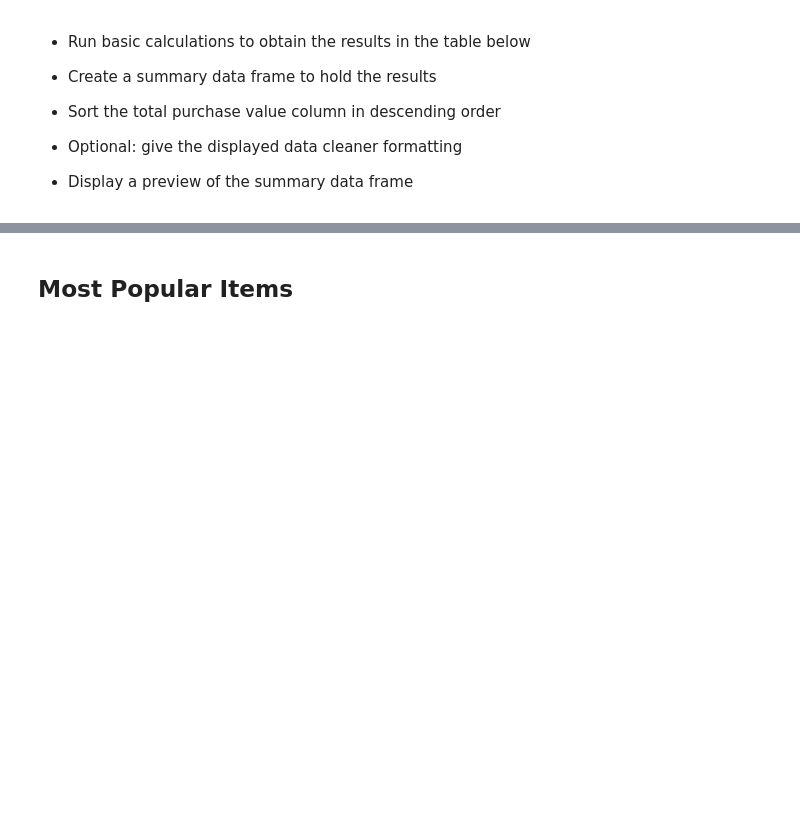
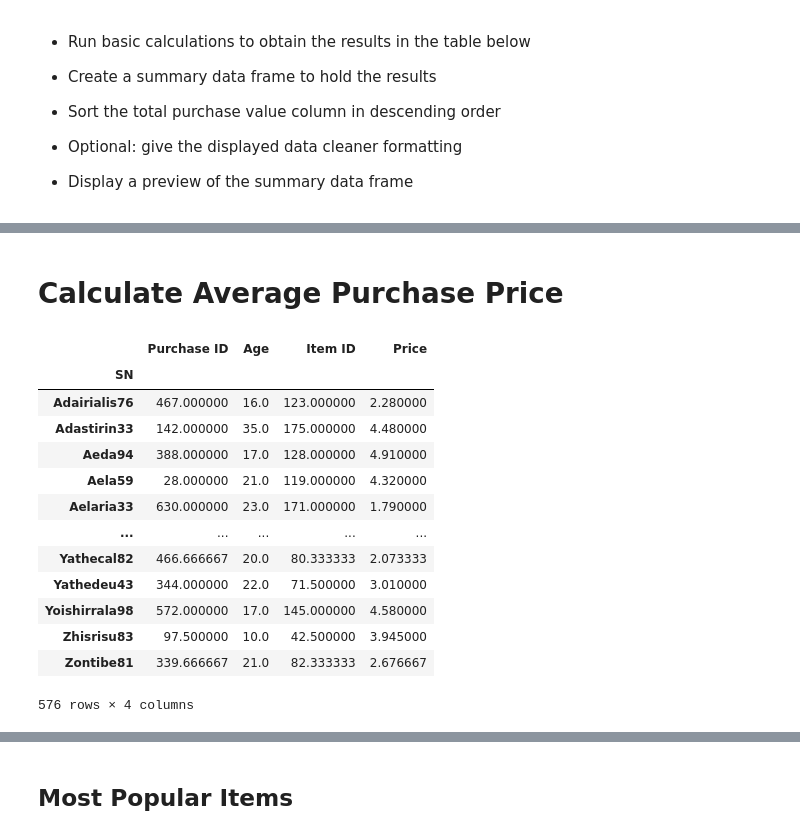
Before and after one commit to clem1803/pandas-challenge, a Jupyter notebook: HeroesOfPymoli/HeroesOfPymoli_starter.ipynb, the cells around one changed output, grey strips where cells are left out. Saved outputs shown, nothing was run; the diff lists cells and outputs as text; code cells hidden in the pictures; blank space fills up the shorter version.

```diff
--- a/HeroesOfPymoli/HeroesOfPymoli_starter.ipynb
+++ b/HeroesOfPymoli/HeroesOfPymoli_starter.ipynb
@@ -609,0 +612,2 @@ groupby_sn_df
+# %% [markdown]
+# Calculate Average Purchase Price
@@ -609,0 +616,17 @@ groupby_sn_df
+# %%
+avg_purchase_player_df
+# %% [output]
+|  | Purchase ID | Age | Item ID | Price |
+| SN |  |  |  |  |
+| Adairialis76 | 467.000000 | 16.0 | 123.000000 | 2.280000 |
+| Adastirin33 | 142.000000 | 35.0 | 175.000000 | 4.480000 |
+| Aeda94 | 388.000000 | 17.0 | 128.000000 | 4.910000 |
+| Aela59 | 28.000000 | 21.0 | 119.000000 | 4.320000 |
+| Aelaria33 | 630.000000 | 23.0 | 171.000000 | 1.790000 |
+| ... | ... | ... | ... | ... |
+| Yathecal82 | 466.666667 | 20.0 | 80.333333 | 2.073333 |
+| Yathedeu43 | 344.000000 | 22.0 | 71.500000 | 3.010000 |
+| Yoishirrala98 | 572.000000 | 17.0 | 145.000000 | 4.580000 |
+| Zhisrisu83 | 97.500000 | 10.0 | 42.500000 | 3.945000 |
+| Zontibe81 | 339.666667 | 21.0 | 82.333333 | 2.676667 |
+576 rows × 4 columns
```
Also changed, not shown: parts of 16 cells of this notebook.
